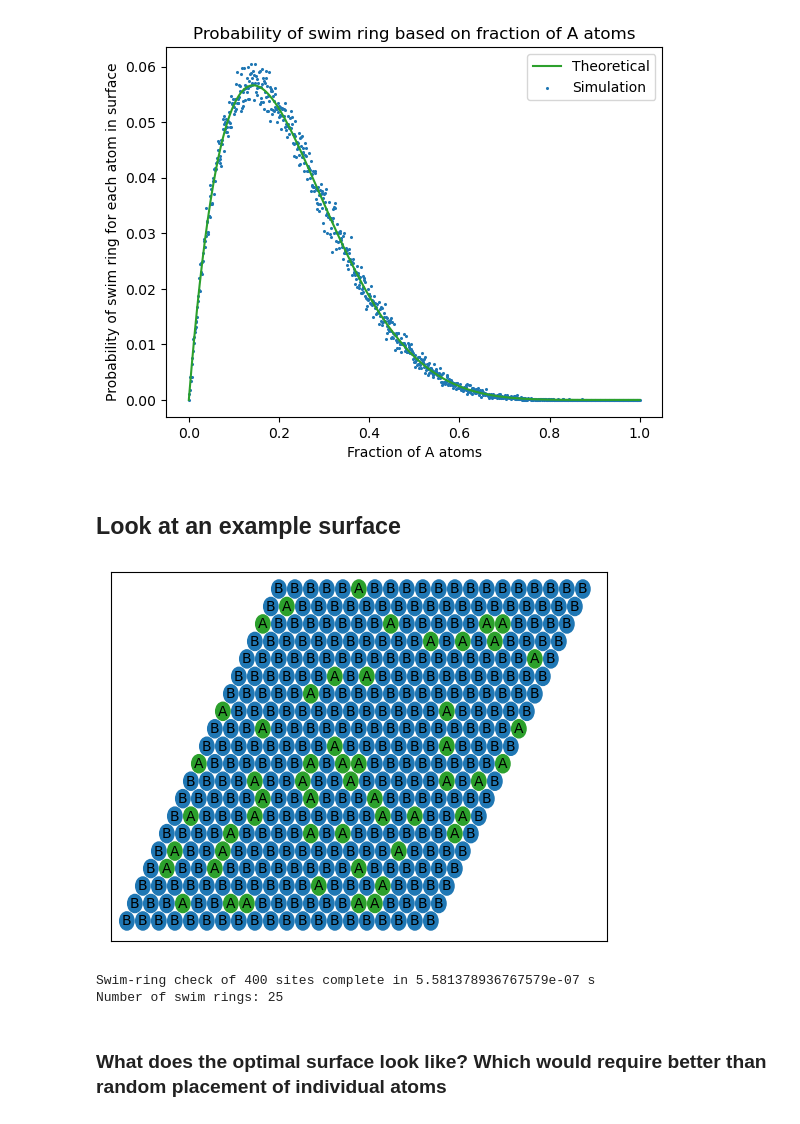
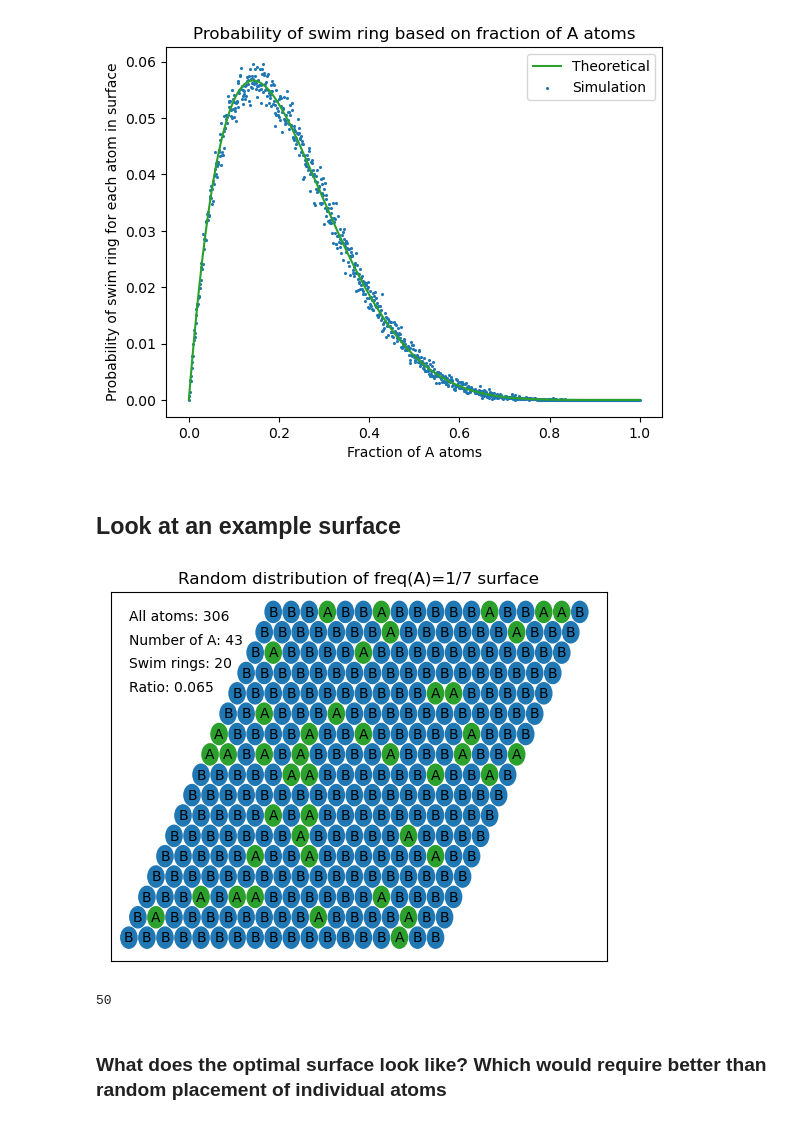
Before and after one commit to MarcusNoergaardWeng/CatalysisThesis, a Jupyter notebook: Notebooks/Baderinge.ipynb, the cells around one changed output. Cells and saved outputs as stored; diff of their text form; code cells hidden in the pictures.

Commit message:
Worked on slides about swim rings

```diff
--- a/Notebooks/Baderinge.ipynb
+++ b/Notebooks/Baderinge.ipynb
@@ -9,6 +10,17 @@ def f_badering(f_A):
 # %%
 def make_surface(dim_x, dim_y, f_A):
     surface = np.reshape(np.random.choice(["A", "B"], dim_x*dim_y, p=[f_A, 1-f_A]), (dim_x, dim_y))
+    return surface
+
+def make_surface(dim_x, dim_y, f_A):
+    n_adams = dim_x*dim_y
+    n_As = int(n_adams*f_A)
+    n_Bs = n_adams - n_As
+    A_list = ["A"]*n_As
+    B_list = ["B"]*n_Bs
+    All = A_list + B_list
+    random.shuffle(All)
+    surface = np.reshape(All, (dim_x, dim_y))
     return surface
 
 def find_swim_rings(surface, dim_x, dim_y):
@@ -31,7 +43,7 @@ def find_swim_rings(surface, dim_x, dim_y):
     ratio = success / (success + fails)
     #print(f"Swim-ring check of {dim_x*dim_y} sites complete in {(time.time() - start_time)/1000} s")
     #print(f"Number of swim rings: {success}")
-    return ratio
+    return success, ratio
 # %%
 # Her skal laves nærmest samme rutine som tidligere, hvor man går igennem alle x, y koordinater
 # og kigger på de 6 naboer med noget relative indexing og looping
@@ -58,7 +70,7 @@ plt.legend()
 plt.savefig("../figures/swim_rings/theory_simulation_comp.png", dpi = 300, bbox_inches = "tight")
 plt.show()
 # %% [output]
-[figure, old version]
+[figure, new version]
 # %% [markdown]
 ## Look at an example surface
 # %%
@@ -83,7 +95,7 @@ def find_swim_rings(surface, dim_x, dim_y):
     ratio = success / (success + fails)
     print(f"Swim-ring check of {dim_x*dim_y} sites complete in {(time.time() - start_time)/1000} s")
     print(f"Number of swim rings: {success}")
-    return None
+    return success
 # %%
 # Et simpelt plotting module ville være super fedt
 
@@ -103,43 +115,52 @@ def index_to_coordinate(idx_x, idx_y, spacing):
     pos_y += idx_y*up_spacing
     return pos_x, pos_y
 # %%
-dim_x, dim_y = 20, 20
+dim_x, dim_y = 18, 17
 f_A = 1/7
 spacing = 1
 colours = {"A": "tab:green", "B": "tab:blue"}
 surface = make_surface(dim_x, dim_y, f_A)
 
 fig = plt.figure()
 
 for idx_x in range(dim_x):
     for idx_y in range(dim_y):
-        adam = surface[idx_y][idx_x]
+        adam = surface[idx_x][idx_y]
         if adam == "A":
             pos_x, pos_y = index_to_coordinate(idx_x, idx_y, spacing)
             circle1 = plt.Circle((pos_x, pos_y), 0.45, color=colours[adam])
             plt.gca().add_patch(circle1)
             #Add a letter to the atom
             plt.text(pos_x, pos_y, "A", horizontalalignment='center',
         verticalalignment='center')
         if adam == "B":
             pos_x, pos_y = index_to_coordinate(idx_x, idx_y, spacing)
             circle1 = plt.Circle((pos_x, pos_y), 0.45, color=colours[adam])
             plt.gca().add_patch(circle1)
             #Add a letter to the atom
             plt.text(pos_x, pos_y, "B", horizontalalignment='center',
         verticalalignment='center')
 
 plt.xlim([-1, dim_x*spacing+dim_y*spacing*0.5])
 plt.ylim([-1, dim_y*np.sqrt(0.75)])
 plt.xticks([])
 plt.yticks([])
+plt.title("Random distribution of freq(A)=1/7 surface")
+
+plt.text(x = 0, y = 13.5, s = f"All atoms: {dim_x*dim_y}")
+plt.text(x = 0, y = 12.5, s = f"Number of A: {np.count_nonzero(surface == 'A')}")
+n_rings, ratio = find_swim_rings(surface, dim_x, dim_y)
+plt.text(x = 0, y = 11.5, s = f"Swim rings: {n_rings}")
+plt.text(x = 0, y = 10.5, s = f"Ratio: {ratio:.3f}")
+plt.savefig("../figures/swim_rings/random_surface_text.png", dpi = 300, bbox_inches = "tight")
+
 plt.show()
-
-find_swim_rings(surface, dim_x, dim_y)
 # %% [output]
-[figure, old version]
+[figure, new version]
-Swim-ring check of 400 sites complete in 5.581378936767579e-07 s
-Number of swim rings: 25
+# %%
+np.count_nonzero(surface == 'A')
+# %% [output]
+50
 # %% [markdown]
 ### What does the optimal surface look like? Which would require better than random placement of individual atoms
 # %%
```
Also changed, not shown: parts of 4 cells of this notebook, 20 other files.
